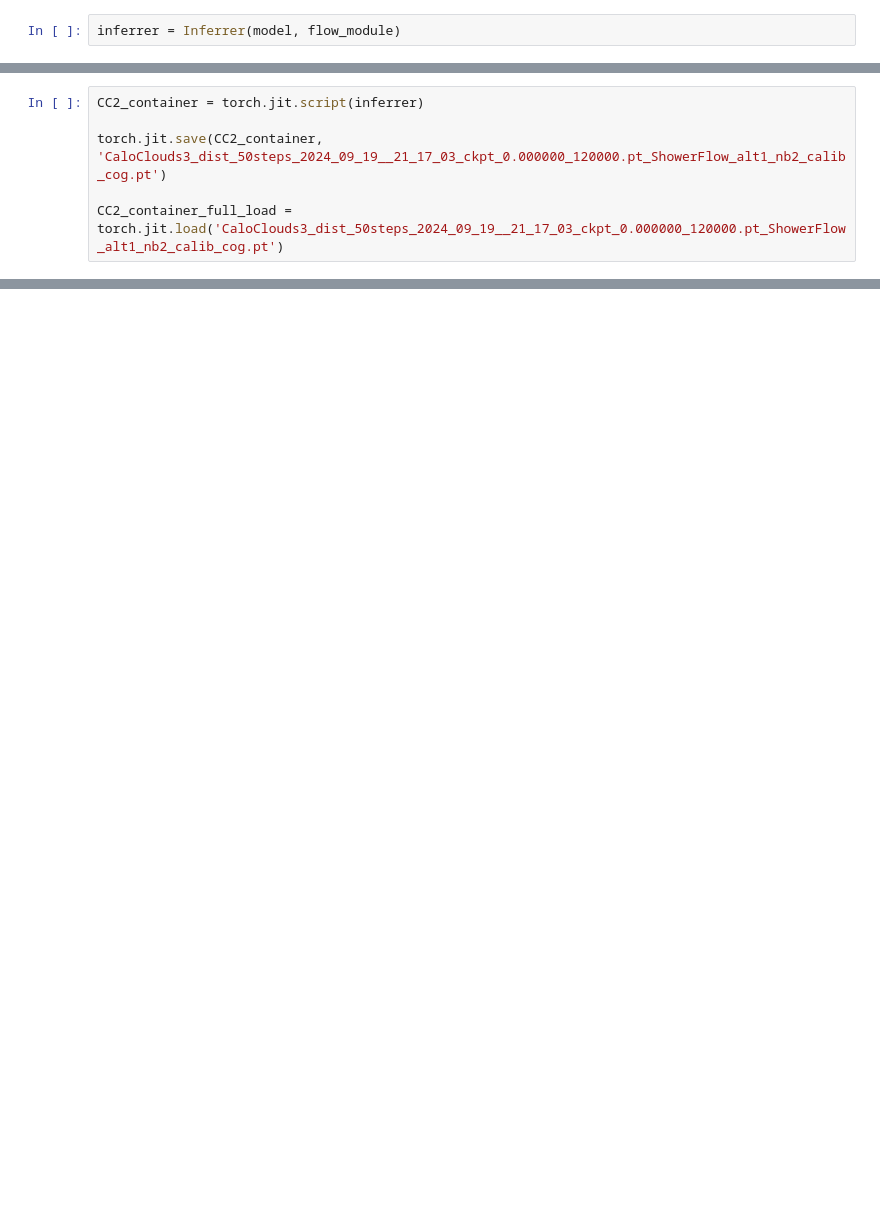
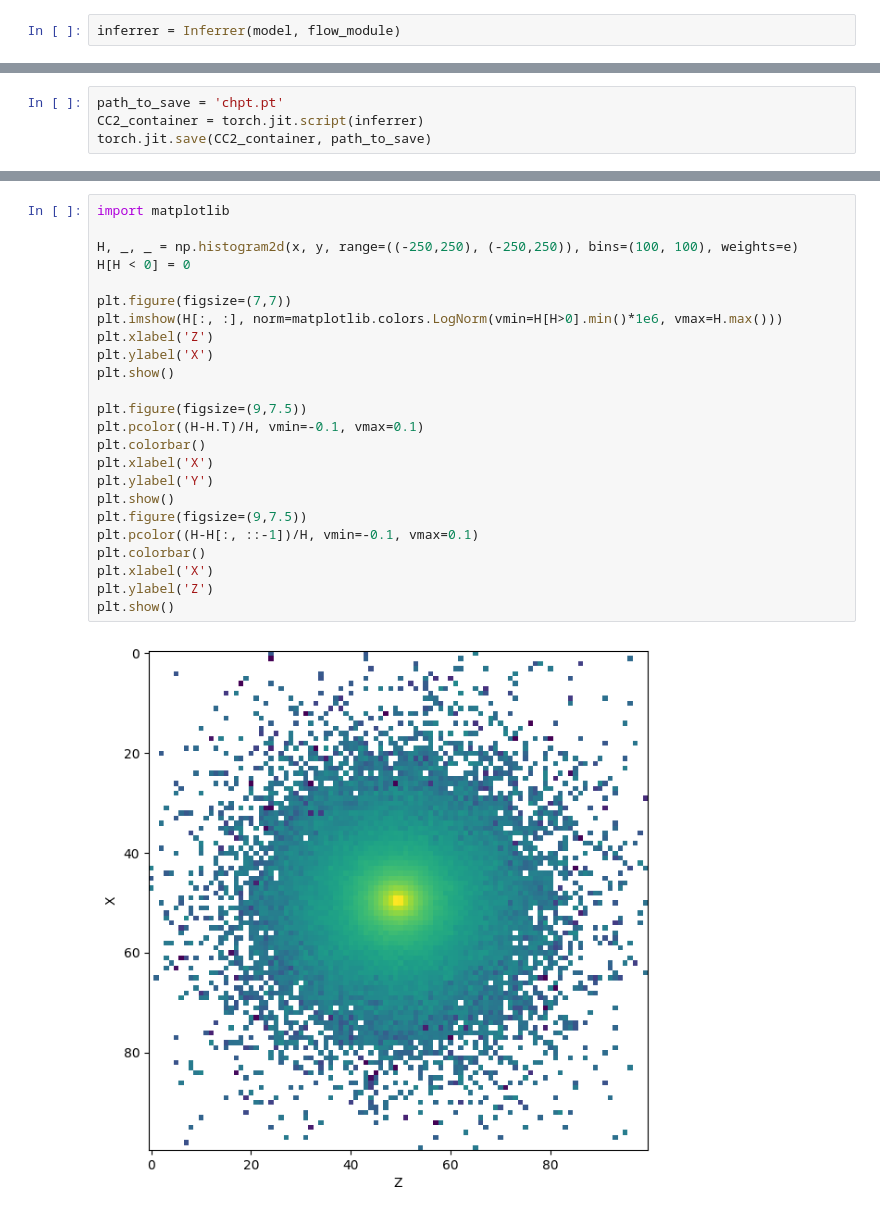
Before and after one commit to HenryDayHall/FaSiNaTe, a Jupyter notebook: inferance.ipynb, the cells around one changed output, grey strips where cells are left out. Cells and saved outputs as stored; diff of their text form; blank space fills up the shorter version.

```diff
--- a/inferance.ipynb
+++ b/inferance.ipynb
@@ -829,6 +487,4 @@ inferrer.get_shift(torch.tensor(60), torch.tensor(45), torch.tensor(1))
 # %%
+path_to_save = 'chpt.pt'
 CC2_container = torch.jit.script(inferrer)
-
-torch.jit.save(CC2_container, 'CaloClouds3_dist_50steps_2024_09_19__21_17_03_ckpt_0.000000_120000.pt_ShowerFlow_alt1_nb2_calib_cog.pt')
-
-CC2_container_full_load = torch.jit.load('CaloClouds3_dist_50steps_2024_09_19__21_17_03_ckpt_0.000000_120000.pt_ShowerFlow_alt1_nb2_calib_cog.pt')
+torch.jit.save(CC2_container, path_to_save)
@@ -877,0 +540,26 @@ torch.float32
+# %%
+import matplotlib
+
+H, _, _ = np.histogram2d(x, y, range=((-250,250), (-250,250)), bins=(100, 100), weights=e)
+H[H < 0] = 0
+
+plt.figure(figsize=(7,7))
+plt.imshow(H[:, :], norm=matplotlib.colors.LogNorm(vmin=H[H>0].min()*1e6, vmax=H.max()))
+plt.xlabel('Z')
+plt.ylabel('X')
+plt.show()
+
+plt.figure(figsize=(9,7.5))
+plt.pcolor((H-H.T)/H, vmin=-0.1, vmax=0.1)
+plt.colorbar()
+plt.xlabel('X')
+plt.ylabel('Y')
+plt.show()
+plt.figure(figsize=(9,7.5))
+plt.pcolor((H-H[:, ::-1])/H, vmin=-0.1, vmax=0.1)
+plt.colorbar()
+plt.xlabel('X')
+plt.ylabel('Z')
+plt.show()
+# %% [output]
+[figure, added]
```
Also changed, not shown: parts of 89 cells of this notebook.
